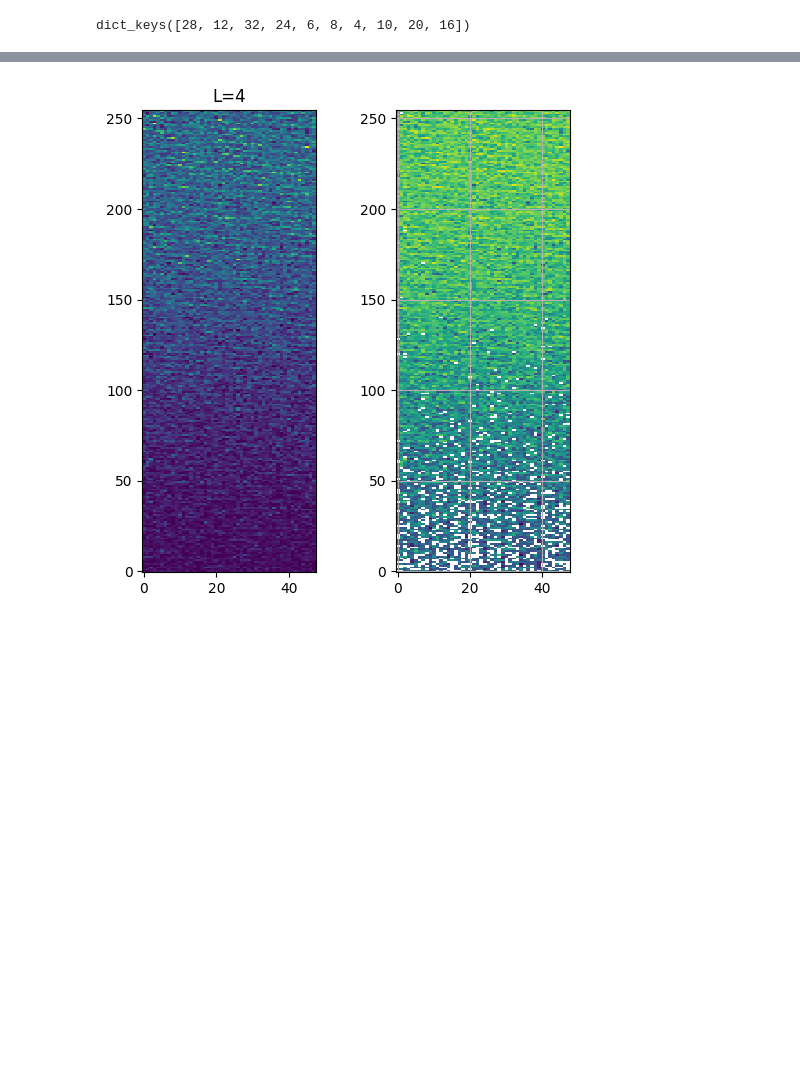
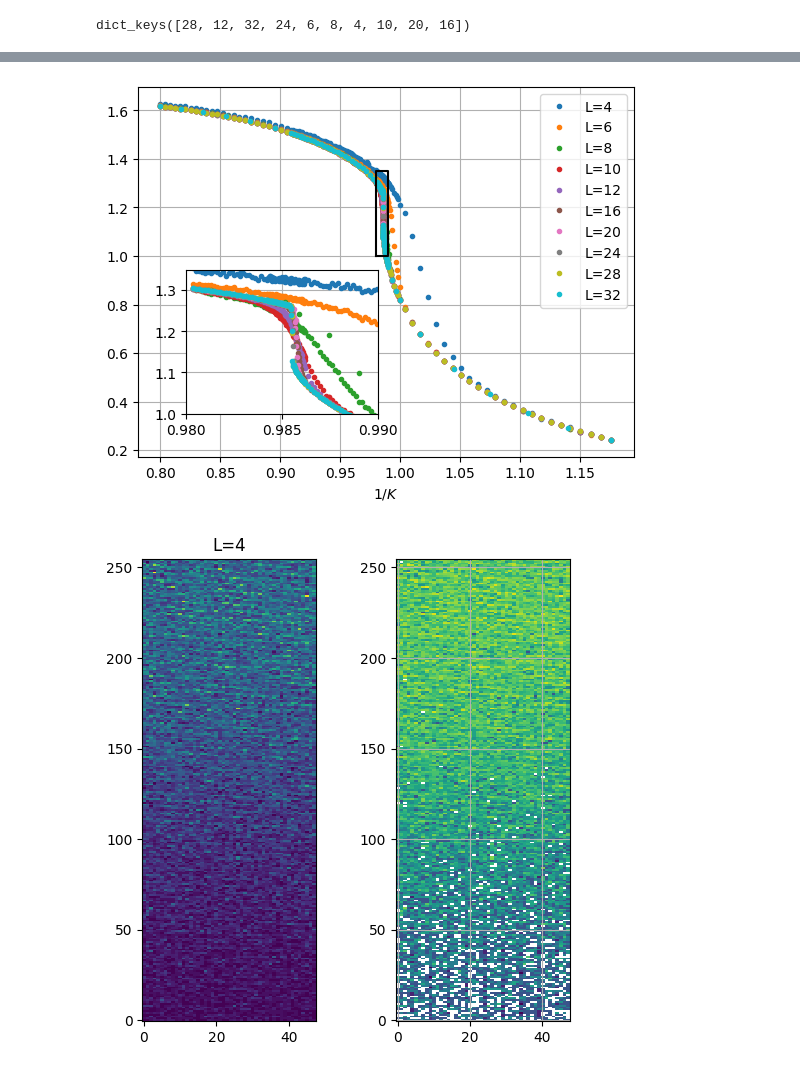
Before and after one commit to Renmusxd/GaugeTheoryRunner, a Jupyter notebook: jupyter/PhaseTransition-Cosine.ipynb, the cells around one changed output, grey strips where cells are left out. Cells and saved outputs as stored; diff of their text form; code cells hidden in the pictures; blank space fills up the shorter version.

```diff
--- a/jupyter/PhaseTransition-Cosine.ipynb
+++ b/jupyter/PhaseTransition-Cosine.ipynb
@@ -97,3 +97,27 @@ pyplot.show()
+# %%
+fig, ax1 = pyplot.subplots()
+
+# These are in unitless percentages of the figure size. (0,0 is bottom left)
+left, bottom, width, height = [0.2, 0.2, 0.3, 0.3]
+ax2 = fig.add_axes([left, bottom, width, height])
+
+for L, (all_ks, all_actions, unique_ks, mean_actions, std_actions, binder_actions) in sorted(data.items()):
+    ax1.plot(unique_ks, mean_actions, '.', label=f'L={L}')
+ax1.plot([0.98, 0.99, 0.99, 0.98, 0.98], [1.0, 1.0, 1.35, 1.35, 1.0], c='black')
+ax1.grid()
+ax1.legend()
+
+for L, (all_ks, all_actions, unique_ks, mean_actions, std_actions, binder_actions) in sorted(data.items()):
+    ax2.plot(unique_ks, mean_actions, '.', label=f'L={L}')
+ax2.set_xlim((0.98, 0.99))
+ax2.set_ylim((1.0, 1.35))
+ax2.grid()
+
+ax1.set_xlabel(r"$1/K$")
+
+pyplot.show()
+# %% [output]
+[figure, added]
 # %%
 for L, (all_ks, all_actions, unique_ks, mean_actions, std_actions, binder_actions) in sorted(data.items()):
     ndigits = 128
```
Also changed, not shown: parts of 2 cells of this notebook, 7 other files.
